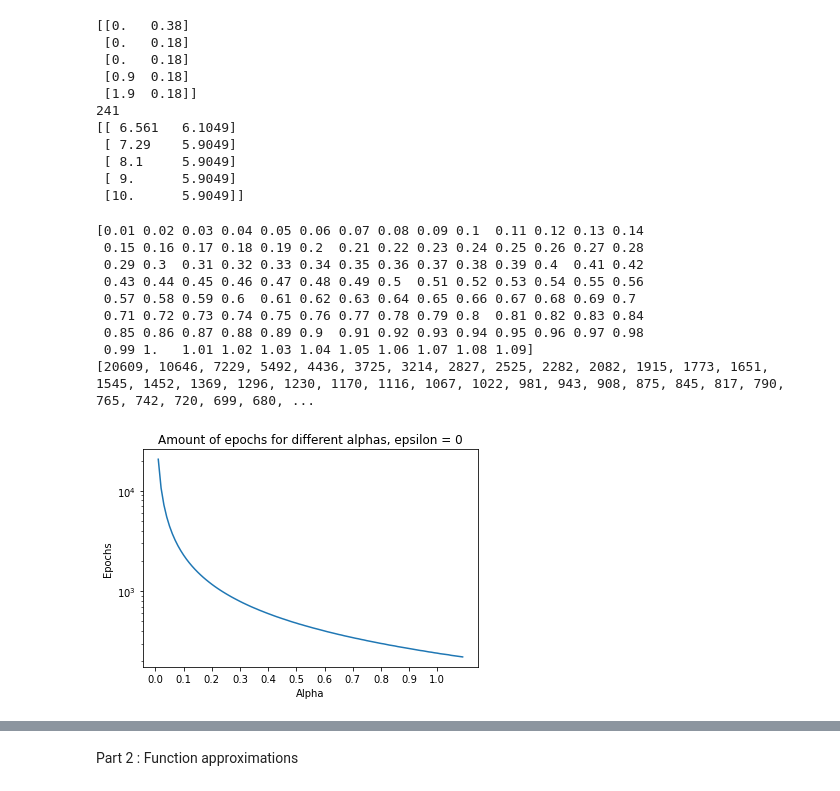
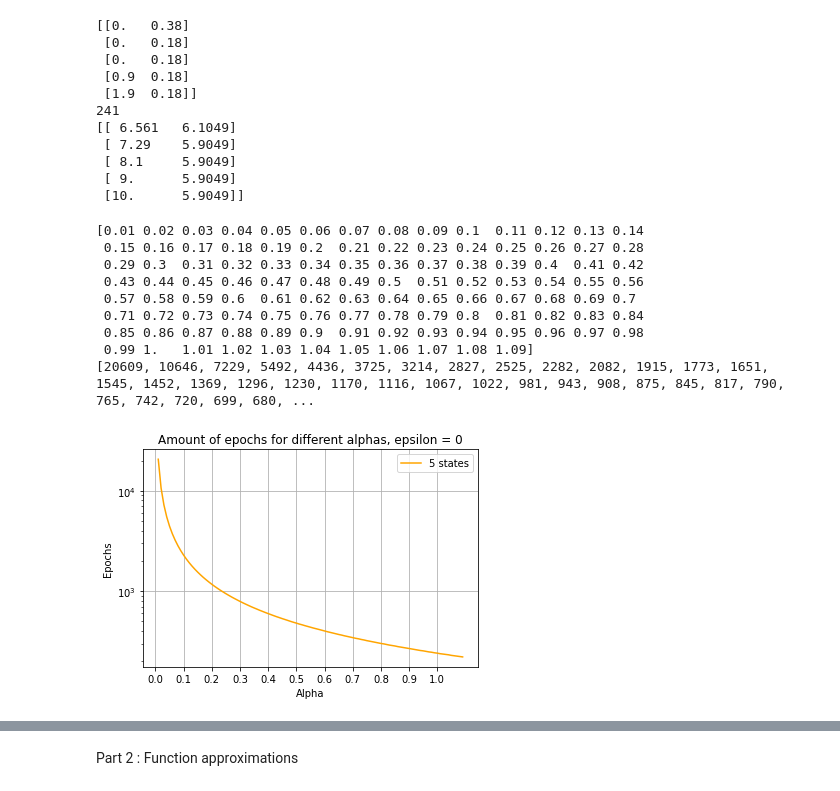
Before and after one commit to RoelRotti/DynamicProgrammingReinforcementLearningHW4, a Jupyter notebook: DPRL_HW4.ipynb, the cells around one changed output, grey strips where cells are left out. Saved outputs shown, nothing was run; the diff lists cells and outputs as text; code cells hidden in the pictures.

```diff
--- a/DPRL_HW4.ipynb
+++ b/DPRL_HW4.ipynb
@@ -135,36 +135,38 @@ epochs = part_1(states = 5, convergence_crit=1e-10, do_print=True, bellman=True,
 '''
 Running Part 1 for 5 states: impact alpha
 '''
 impact_alpha = []
 alphas = np.arange(0.01, 1.1 ,.01)
 for alpha in alphas:
     #print(alpha)
     epochs = part_1(states = 5, convergence_crit=1e-10, do_print=False, alpha = alpha, bellman=False, do_print_first=False, epsilon=0)
     impact_alpha.append(epochs)
 
 
 print(alphas)
 print(impact_alpha)
 
-plt.plot(alphas, impact_alpha, label = "batch_size = 16" )
+plt.plot(alphas, impact_alpha, label = "5 states" , c='orange')
 plt.xlabel('Alpha')
 plt.ylabel('Epochs')
-plt.title('Amount of epochs for different alphas, epsilon = 0. States = 5')
+plt.title('Amount of epochs for different alphas, epsilon = 0')
 plt.xticks(np.arange(0, 1.1, .1))
 plt.yscale('log')
 plt.savefig('part_1_5states_alphas_eps=0.pdf')
+plt.grid()
+plt.legend()
 plt.show()
 # %% [output]
 [0.01 0.02 0.03 0.04 0.05 0.06 0.07 0.08 0.09 0.1  0.11 0.12 0.13 0.14
  0.15 0.16 0.17 0.18 0.19 0.2  0.21 0.22 0.23 0.24 0.25 0.26 0.27 0.28
  0.29 0.3  0.31 0.32 0.33 0.34 0.35 0.36 0.37 0.38 0.39 0.4  0.41 0.42
  0.43 0.44 0.45 0.46 0.47 0.48 0.49 0.5  0.51 0.52 0.53 0.54 0.55 0.56
  0.57 0.58 0.59 0.6  0.61 0.62 0.63 0.64 0.65 0.66 0.67 0.68 0.69 0.7
  0.71 0.72 0.73 0.74 0.75 0.76 0.77 0.78 0.79 0.8  0.81 0.82 0.83 0.84
  0.85 0.86 0.87 0.88 0.89 0.9  0.91 0.92 0.93 0.94 0.95 0.96 0.97 0.98
  0.99 1.   1.01 1.02 1.03 1.04 1.05 1.06 1.07 1.08 1.09]
 [20609, 10646, 7229, 5492, 4436, 3725, 3214, 2827, 2525, 2282, 2082, 1915, 1773, 1651, 1545, 1452, 1369, 1296, 1230, 1170, 1116, 1067, 1022, 981, 943, 908, 875, 845, 817, 790, 765, 742, 720, 699, 680, ...
-[figure, old version]
+[figure, new version]
 # %%
 '''
 Running Part 1 for 5 states: impact epsilon
```
Also changed, not shown: parts of 3 cells of this notebook, 4 other files.
